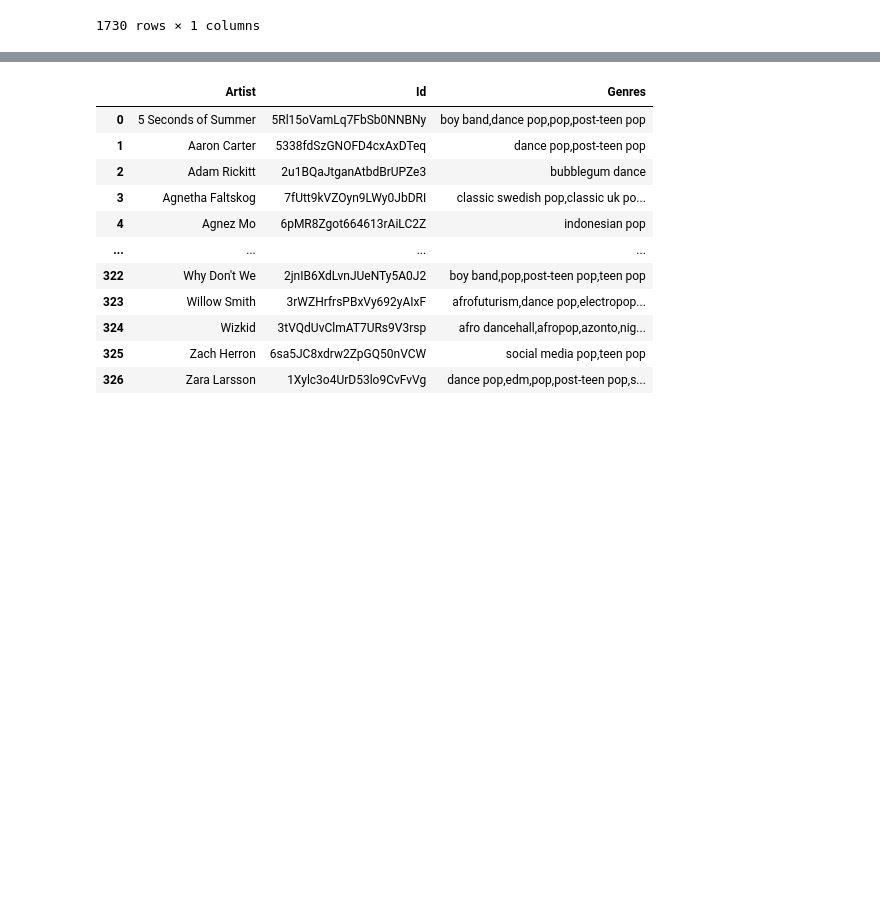
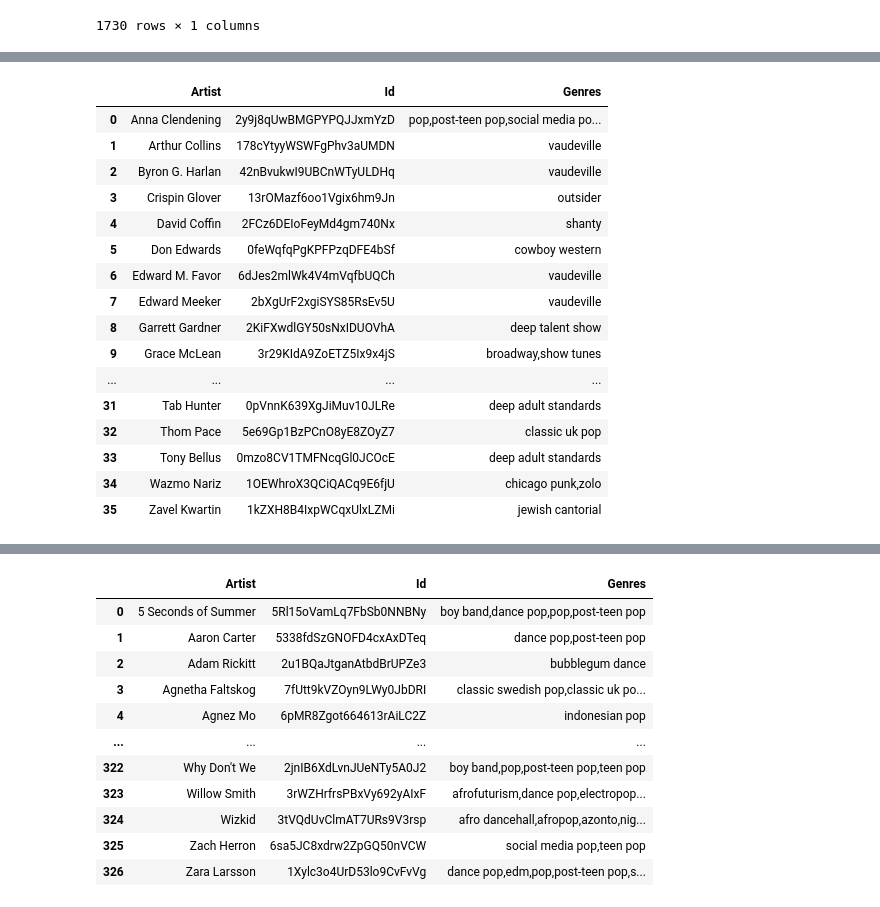
Before and after one commit to jennychiou/7-Experiment, a Jupyter notebook: SpotifyAPI/20200303getArtistID+Genres.ipynb, the cells around one changed output, grey strips where cells are left out. Saved outputs shown, nothing was run; the diff lists cells and outputs as text; code cells hidden in the pictures; blank space fills up the shorter version.

```diff
--- a/SpotifyAPI/20200303getArtistID+Genres.ipynb
+++ b/SpotifyAPI/20200303getArtistID+Genres.ipynb
@@ -41,7 +30,7 @@ df_artists
 client_id = '1a23ed1ca359485ab81d524206dba0f6'
 client_secret = 'af0e14fdb19a49dfb19ef0c1ea1d42ea'
 username = 'qnwv65t11cplaz4dikhl4mjgi'
-access_token = 'BQAzq-LmH4xOVvIC3wdPEMJKQ48_a0vihS_1VucyUjT1dK3iiSl4V507l2oyUD9i1awT__v5A8He3krfsLU'
+access_token = 'BQDlZbd56qDXld37D1rqe67aRAlch0TWIoyafXB5Y0hTY86xBlblaiO97OxmaJ_JhE8_IzZjOHP51p_eBRM'
 client_credentials_manager = SpotifyClientCredentials(client_id=client_id, client_secret=client_secret)
 sp = spotipy.Spotify(client_credentials_manager=client_credentials_manager)
 # %%
@@ -90,13 +79,13 @@ def get_artist_name_genres(access_token: str, artist_id: str):
     return list_artist_genres
 # %%
 # 輸出歌手名稱+Id+Genres的csv(artist_list_ID+Genres_版本.csv)
-with open("csv/20200303/v1/artist_list_ID+Genres_v1.csv", "a", encoding="utf_8_sig", newline='') as csvfile:
+with open("csv/20200303/v3/artist_list_ID+Genres_v3.csv", "a", encoding="utf_8_sig", newline='') as csvfile:
     writer = csv.writer(csvfile)
     #第一次寫入:w，之後寫入:a
     #writer.writerow(['Artist','Id','Genres'])
-    df_artists = pd.read_excel(r'csv/20200303/artist_list_final.xlsx')
-    base = 500
-    df = df_artists[['Artist']][500:] #base:base+100
+    df_artists = pd.read_excel(r'csv/20200303/v3/artist_list_v3.xlsx')
+    base = 400
+    df = df_artists[['Artist']][400:] #base:base+100/最後一個100[400:]
     L_artist_name = []
     L_artist_id = []
     L_artist_genres = []
@@ -249,0 +227,26 @@ Delete Index: [4, 5, 8, 9, 12, 13, 22, 37, 54, 55, 61, 67, 100, 104, 105, 112, 1
+# %%
+# 篩選後的歌手列表，輸出csv(artist_list_ID+Genres_select_版本.csv)
+# 若沒包含，則把歌手的那一列從dataframe(df_id_genres_drop)中刪除
+# https://chrisalbon.com/python/data_wrangling/pandas_dropping_column_and_rows/
+df_id_genres_drop.drop(df_id_genres_drop.index[[delete_index]],inplace=True)
+df_id_genres_drop.reset_index(drop=True, inplace=True)
+df_id_genres_drop.to_csv('csv/20200303/v3/artist_list_ID+Genres_select_v3.csv',encoding="utf_8_sig",index=0)
+df_id_genres_drop
+# %% [output]
+|  | Artist | Id | Genres |
+| 0 | Anna Clendening | 2y9j8qUwBMGPYPQJJxmYzD | pop,post-teen pop,social media po... |
+| 1 | Arthur Collins | 178cYtyyWSWFgPhv3aUMDN | vaudeville |
+| 2 | Byron G. Harlan | 42nBvukwI9UBCnWTyULDHq | vaudeville |
+| 3 | Crispin Glover | 13rOMazf6oo1Vgix6hm9Jn | outsider |
+| 4 | David Coffin | 2FCz6DEIoFeyMd4gm740Nx | shanty |
+| 5 | Don Edwards | 0feWqfqPgKPFPzqDFE4bSf | cowboy western |
+| 6 | Edward M. Favor | 6dJes2mlWk4V4mVqfbUQCh | vaudeville |
+| 7 | Edward Meeker | 2bXgUrF2xgiSYS85RsEv5U | vaudeville |
+| 8 | Garrett Gardner | 2KiFXwdlGY50sNxIDUOVhA | deep talent show |
+| 9 | Grace McLean | 3r29KIdA9ZoETZ5Ix9x4jS | broadway,show tunes |
+| ... | ... | ... | ... |
+| 31 | Tab Hunter | 0pVnnK639XgJiMuv10JLRe | deep adult standards |
+| 32 | Thom Pace | 5e69Gp1BzPCnO8yE8ZOyZ7 | classic uk pop |
+| 33 | Tony Bellus | 0mzo8CV1TMFNcqGl0JCOcE | deep adult standards |
+| 34 | Wazmo Nariz | 1OEWhroX3QCiQACq9E6fjU | chicago punk,zolo |
+| 35 | Zavel Kwartin | 1kZXH8B4IxpWCqxUlxLZMi | jewish cantorial |
```
Also changed, not shown: parts of 12 cells of this notebook, 15 other files.
